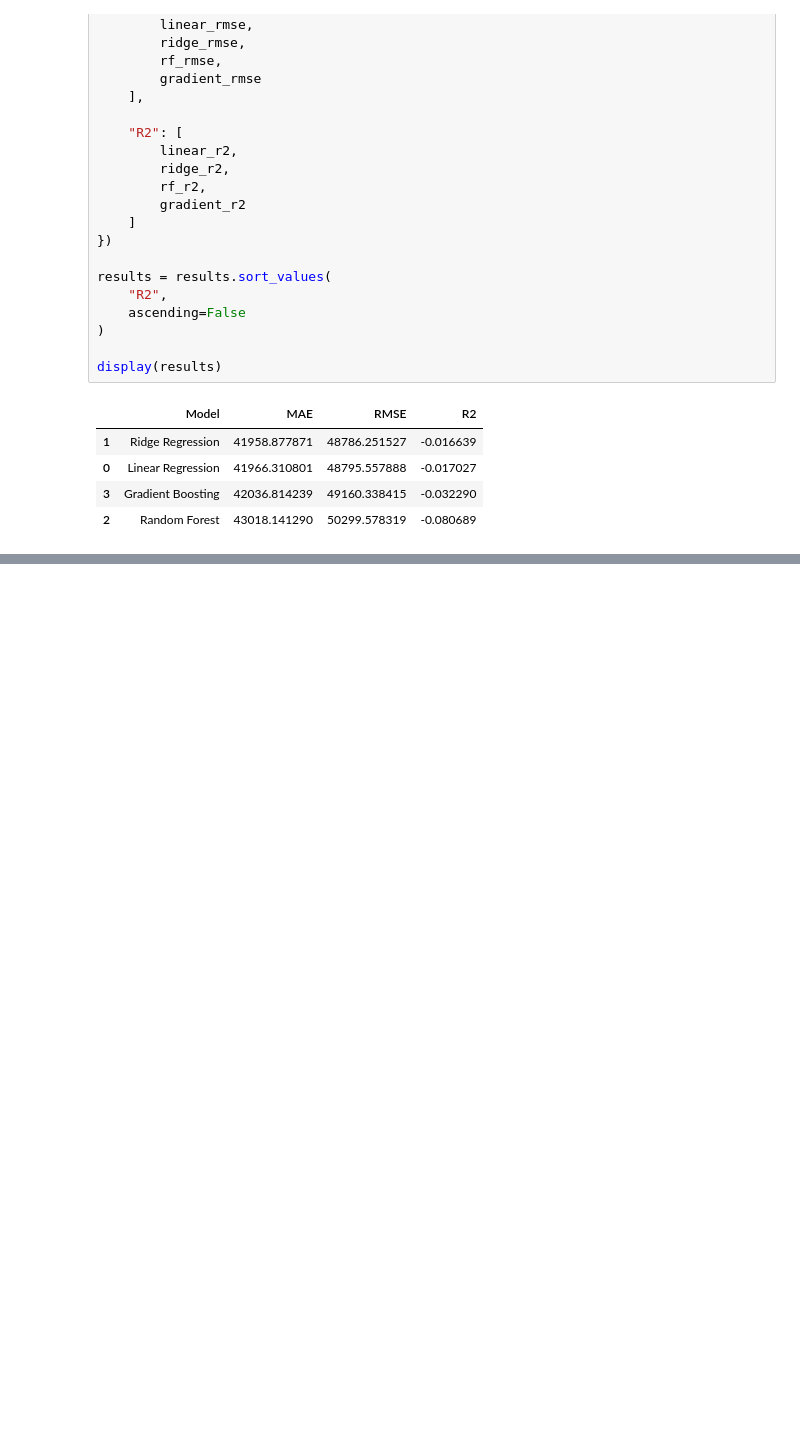
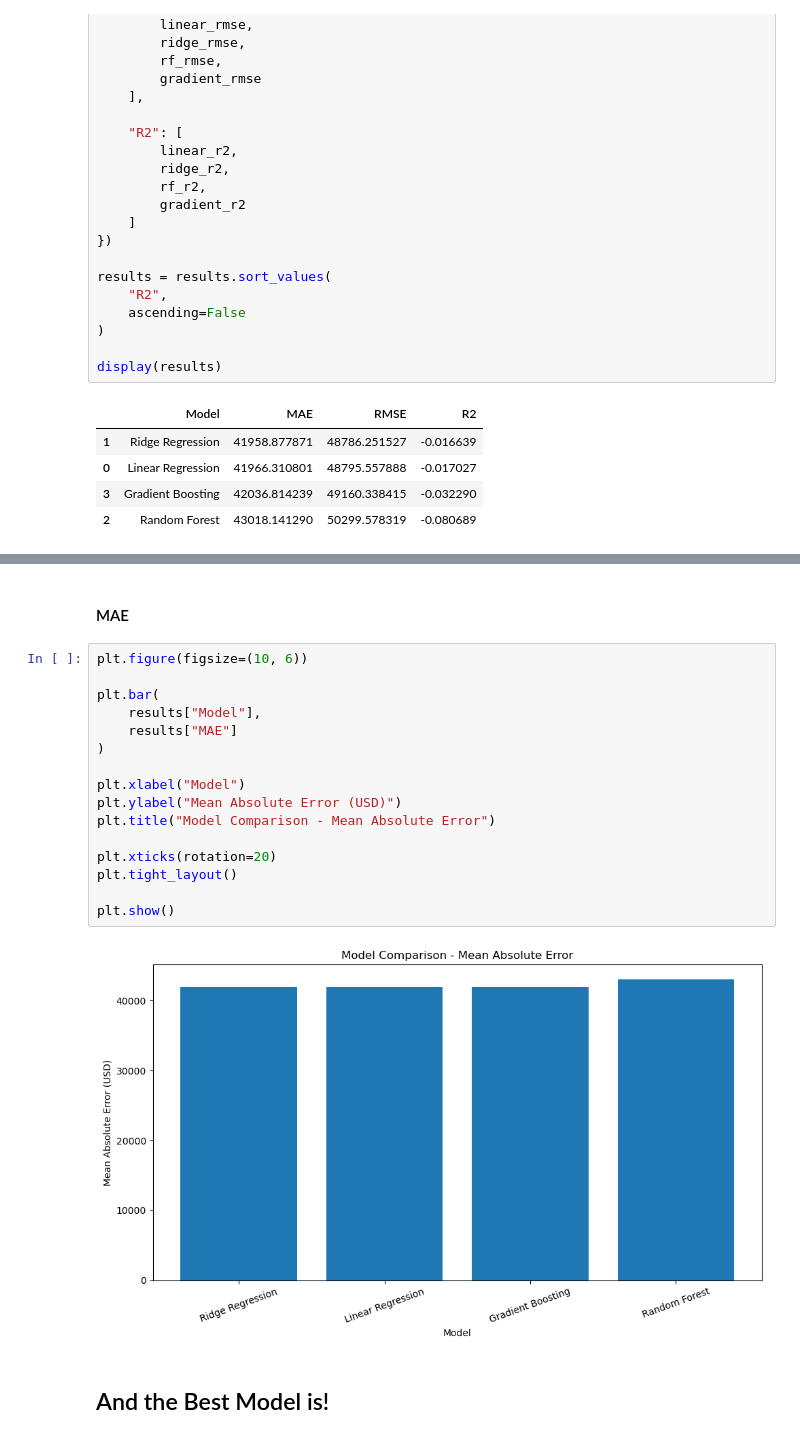
Before and after one commit to ImohangAngkol/Data-Science-Prediction-Model, a Jupyter notebook: Future of Data Science_Modelling.ipynb, the cells around one changed output, grey strips where cells are left out. Drawn from its saved outputs; the diff is of its cells as text; blank space fills up the shorter version.

```diff
--- a/Future of Data Science_Modelling.ipynb
+++ b/Future of Data Science_Modelling.ipynb
@@ -559,0 +578,22 @@ display(results)
+# %% [markdown]
+#### MAE
+# %%
+plt.figure(figsize=(10, 6))
+
+plt.bar(
+    results["Model"],
+    results["MAE"]
+)
+
+plt.xlabel("Model")
+plt.ylabel("Mean Absolute Error (USD)")
+plt.title("Model Comparison - Mean Absolute Error")
+
+plt.xticks(rotation=20)
+plt.tight_layout()
+
+plt.show()
+# %% [output]
+[figure, added]
+# %% [markdown]
+## And the Best Model is!
```
Also changed, not shown: parts of 5 cells of this notebook.
